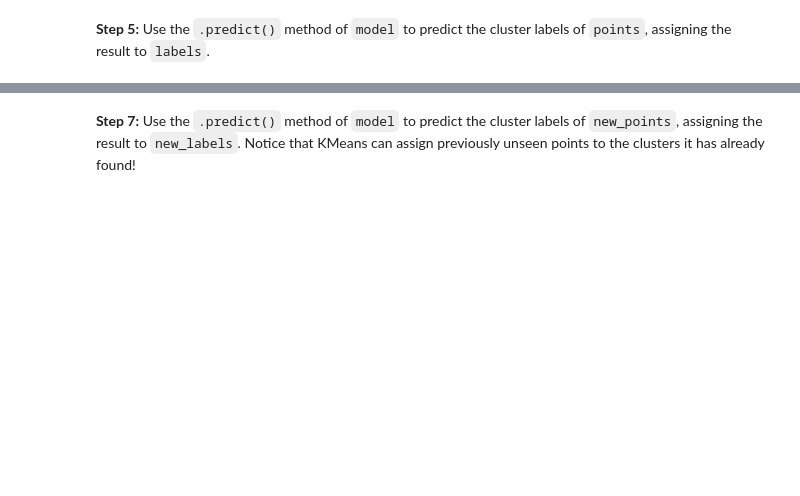
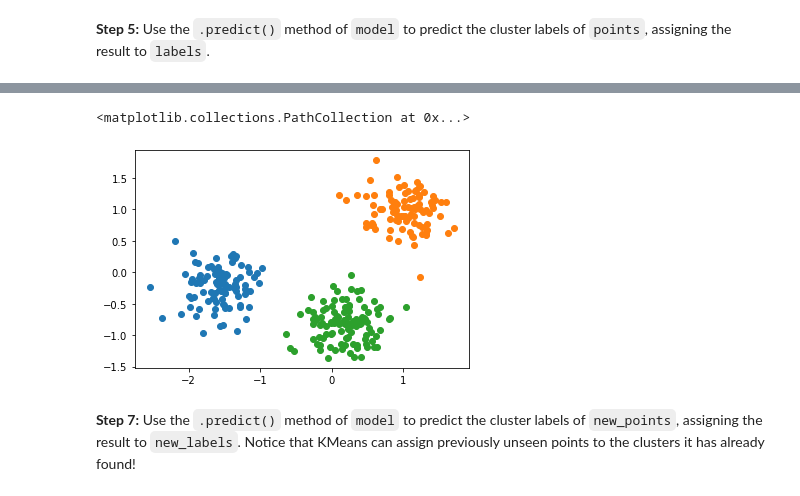
Before and after one commit to S-Alikhonov/AI_ML, a Jupyter notebook: Chapter 2/02. Clustering/ml3_exercise.ipynb, the cells around one changed output, grey strips where cells are left out. Drawn from its saved outputs; the diff is of its cells as text; code cells hidden in the pictures; blank space fills up the shorter version.

```diff
--- a/Chapter 2/02. Clustering/ml3_exercise.ipynb
+++ b/Chapter 2/02. Clustering/ml3_exercise.ipynb
@@ -132,7 +155,7 @@ for this next part we will use the K-Means algorithm in order to cluster your da
 # %% [markdown]
 **Step 2:** Using `KMeans()`, create a `KMeans` instance called `model` to find `3` clusters. To specify the number of clusters, use the `n_clusters` keyword argument
 # %%
-model = 0
+model = KMeans(n_clusters=3)
 ### BEGIN SOLUTION
 
 ### END SOLUTION
@@ -142,5 +165,5 @@ assert type(model)== type(KMeans())
 **Step 4:** Use the `.fit()` method of `model` to fit the model to the array of points `points`.
 # %%
 ### BEGIN SOLUTION
-
+model.fit(points)
 ### END SOLUTION
@@ -148,7 +173,7 @@ assert type(model)== type(KMeans())
 **Step 5:** Use the `.predict()` method of `model` to predict the cluster labels of `points`, assigning the result to `labels`.
 # %%
 ### BEGIN SOLUTION
-
+labels = model.predict(points)
 ### END SOLUTION
 # %%
 assert labels[labels.argmax()] == 2
@@ -162,22 +190,36 @@ def separate_labels(labels, points):
     data_0 = []
     data_1 = []
     data_2 = []
+    for i,val in enumerate(labels):
+        if val == 0:
+            data_0.append(points[i])
+        elif val == 1:
+            data_1.append(points[i])
 
-    ### BEGIN SOLUTION
+        elif val == 2:
+            data_2.append(points[i])
+    return [data_0,data_1,data_2]
 
-
-    ### END SOLUTION
+data_0,data_1,data_2 = separate_labels(labels,points)
+data_0 = np.array(data_0)
+data_1 = np.array(data_1)
+data_2 = np.array(data_2)
 # %%
 assert abs(data_0.shape[0] - 94) <= 20
 assert abs(data_1.shape[0] - 95) <= 20
 assert abs(data_2.shape[0] - 111) <= 20
 # %%
 # plotting the data
-
+plt.scatter(data_0[:,0],data_0[:,1])
+plt.scatter(data_1[:,0],data_1[:,1])
+plt.scatter(data_2[:,0],data_2[:,1])
 ### BEGIN SOLUTION
 
 
 ### END SOLUTION
+# %% [output]
+<matplotlib.collections.PathCollection at 0x...>
+[figure, added]
 # %% [markdown]
 **Step 7:** Use the `.predict()` method of `model` to predict the cluster labels of `new_points`, assigning the result to `new_labels`.  Notice that KMeans can assign previously unseen points to the clusters it has already found!
 # %%
```
Also changed, not shown: parts of 9 cells of this notebook, 16 other files.
